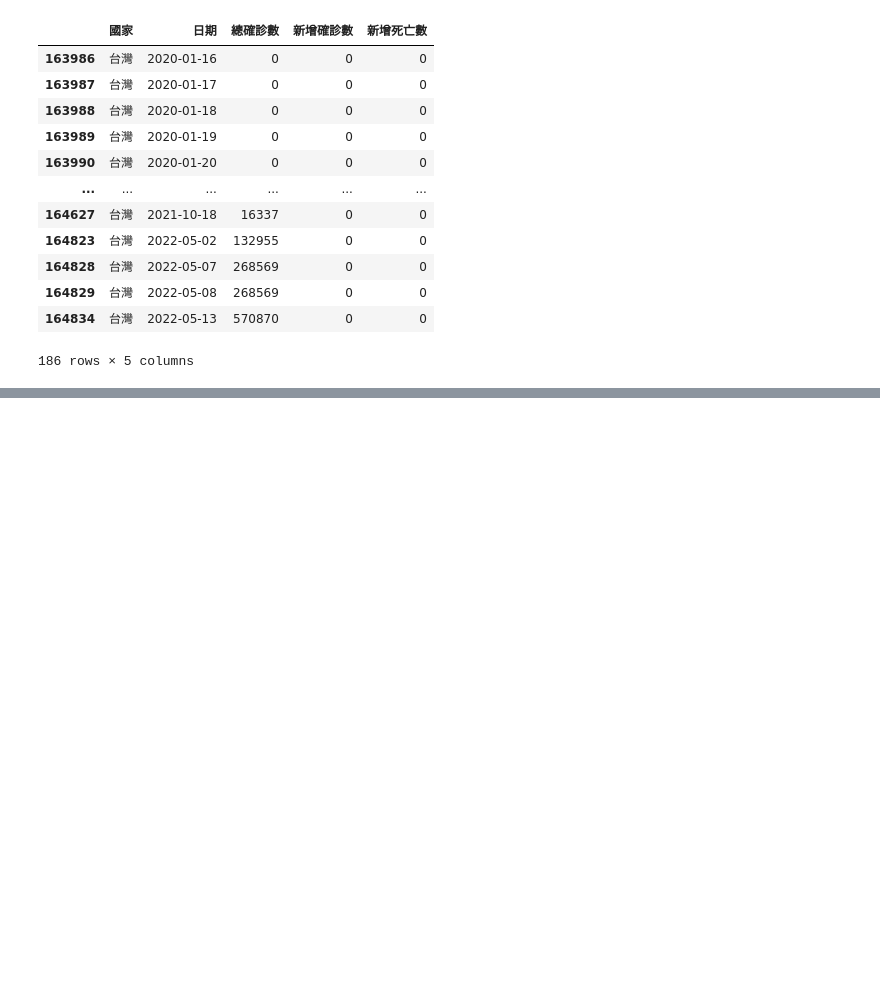
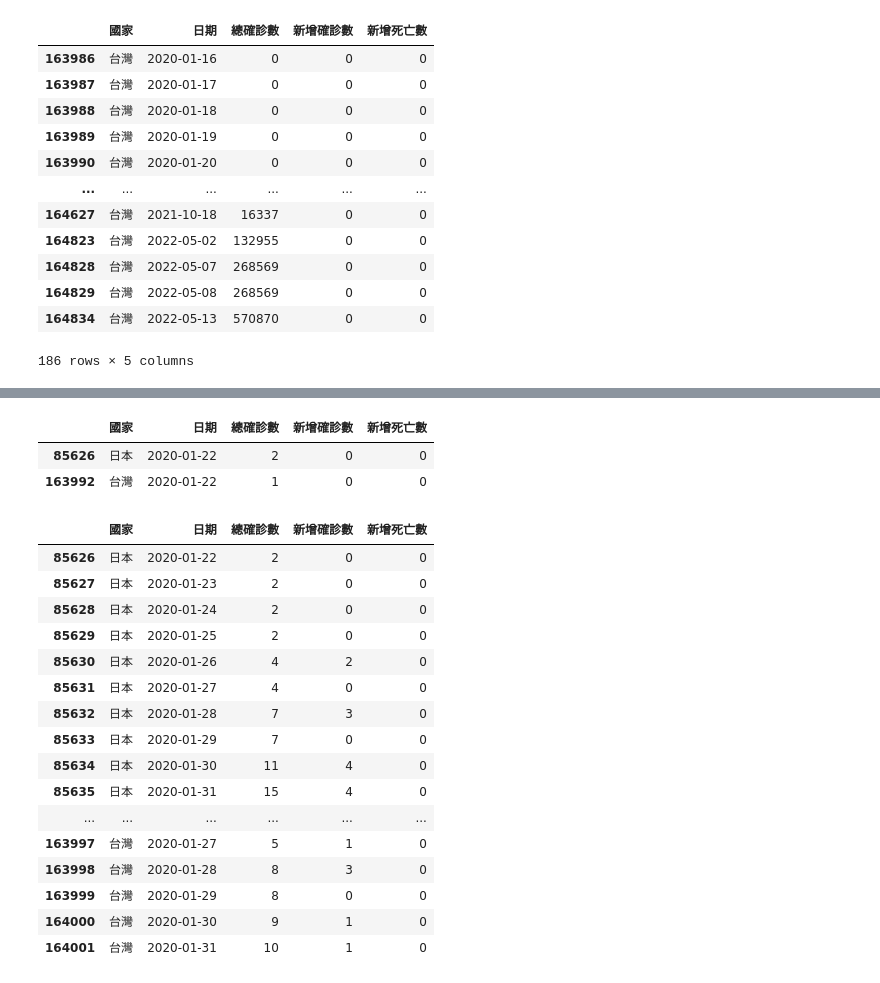
Before and after one commit to lansj0221/2024_2_20_2_4, a Jupyter notebook: lesson17/lesson17_1.ipynb, the cells around one changed output, grey strips where cells are left out. Saved outputs shown, nothing was run; the diff lists cells and outputs as text; code cells hidden in the pictures; blank space fills up the shorter version.

```diff
--- a/lesson17/lesson17_1.ipynb
+++ b/lesson17/lesson17_1.ipynb
@@ -74,0 +91,4 @@ taiwan_zero.to_excel('台灣新增確診數0.xlsx')
+# %%
+#dataFame內日期的資料,一定轉換為datatime
+df2['日期'] = pd.to_datetime(df2['日期'])
+df2.info()
@@ -74,0 +113,27 @@ taiwan_zero.to_excel('台灣新增確診數0.xlsx')
+# %%
+#依據時間作搜尋
+df2.query("日期=='2020-01-22'")
+# %% [output]
+|  | 國家 | 日期 | 總確診數 | 新增確診數 | 新增死亡數 |
+| 85626 | 日本 | 2020-01-22 | 2 | 0 | 0 |
+| 163992 | 台灣 | 2020-01-22 | 1 | 0 | 0 |
+# %%
+df2.query("日期>='2020-01-01' and 日期<='2020-01-31'")#抓一個月的資料
+# %% [output]
+|  | 國家 | 日期 | 總確診數 | 新增確診數 | 新增死亡數 |
+| 85626 | 日本 | 2020-01-22 | 2 | 0 | 0 |
+| 85627 | 日本 | 2020-01-23 | 2 | 0 | 0 |
+| 85628 | 日本 | 2020-01-24 | 2 | 0 | 0 |
+| 85629 | 日本 | 2020-01-25 | 2 | 0 | 0 |
+| 85630 | 日本 | 2020-01-26 | 4 | 2 | 0 |
+| 85631 | 日本 | 2020-01-27 | 4 | 0 | 0 |
+| 85632 | 日本 | 2020-01-28 | 7 | 3 | 0 |
+| 85633 | 日本 | 2020-01-29 | 7 | 0 | 0 |
+| 85634 | 日本 | 2020-01-30 | 11 | 4 | 0 |
+| 85635 | 日本 | 2020-01-31 | 15 | 4 | 0 |
+| ... | ... | ... | ... | ... | ... |
+| 163997 | 台灣 | 2020-01-27 | 5 | 1 | 0 |
+| 163998 | 台灣 | 2020-01-28 | 8 | 3 | 0 |
+| 163999 | 台灣 | 2020-01-29 | 8 | 0 | 0 |
+| 164000 | 台灣 | 2020-01-30 | 9 | 1 | 0 |
+| 164001 | 台灣 | 2020-01-31 | 10 | 1 | 0 |
```
Also changed, not shown: parts of 7 cells of this notebook, 1 other file.
